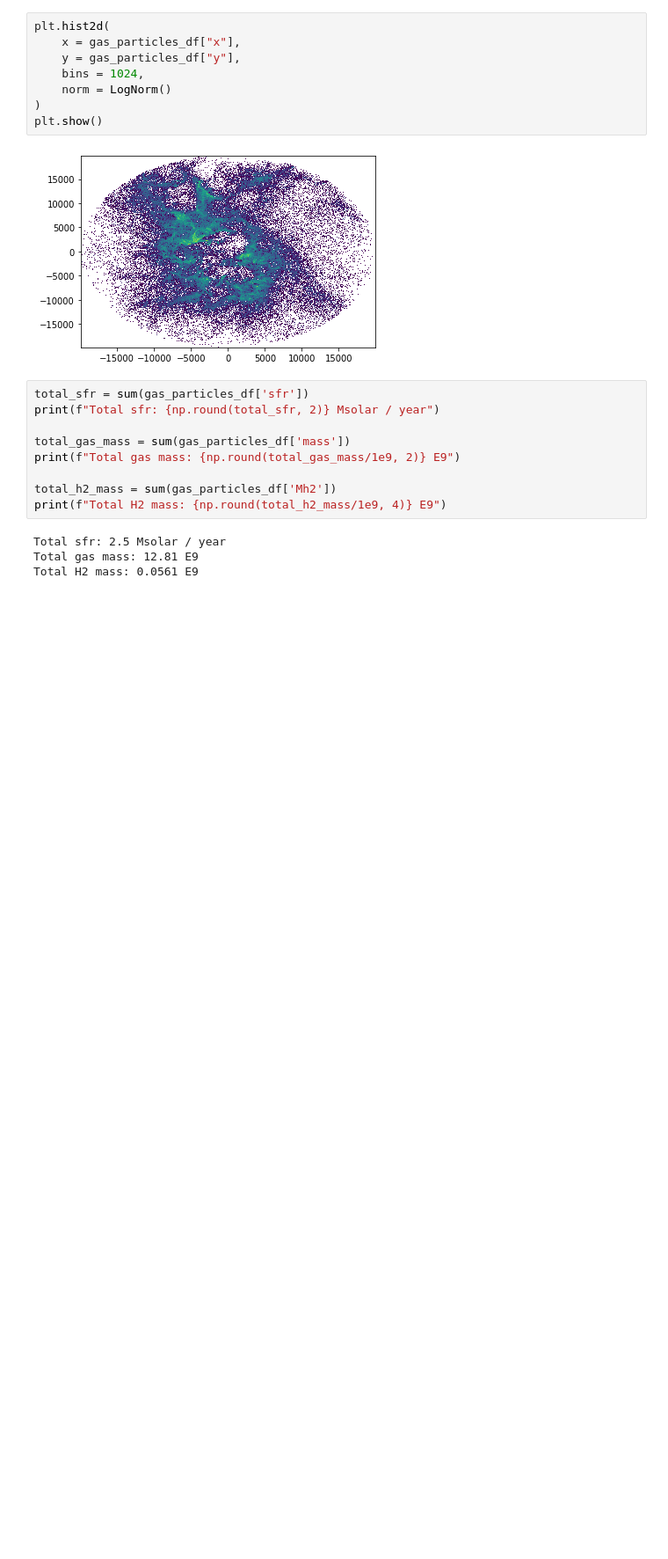
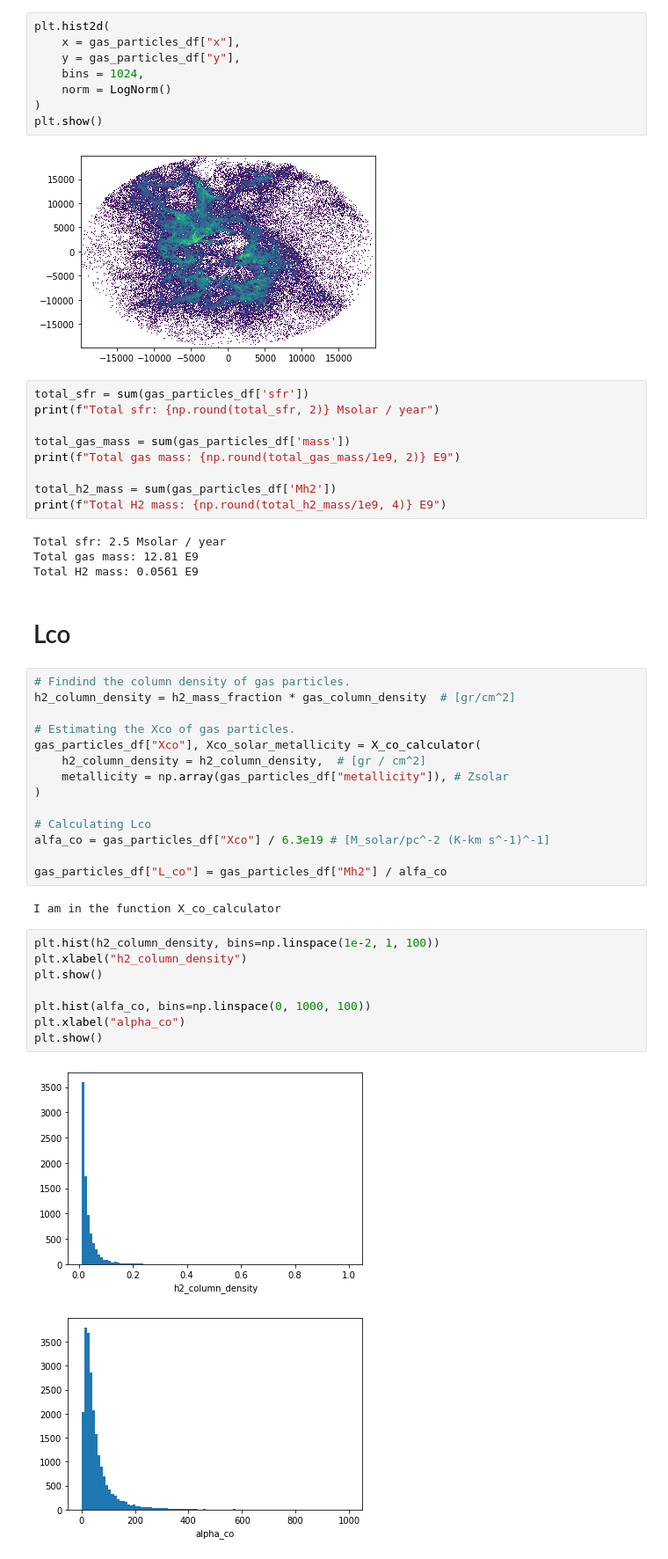
Before and after one commit to dtolgay/cita_semi_analytical_methods, a Jupyter notebook: understandingProblem.ipynb, the cells around one changed output. Shown: that part at 88% size. Drawn from its saved outputs; the diff is of its cells as text; blank space fills up the shorter version.

```diff
--- a/understandingProblem.ipynb
+++ b/understandingProblem.ipynb
@@ -241,3 +295,32 @@ print(f"Total H2 mass: {np.round(total_h2_mass/1e9, 4)} E9")
 Total sfr: 2.5 Msolar / year
 Total gas mass: 12.81 E9
 Total H2 mass: 0.0561 E9
+# %% [markdown]
+# Lco
+# %%
+# Findind the column density of gas particles.
+h2_column_density = h2_mass_fraction * gas_column_density  # [gr/cm^2]
+
+# Estimating the Xco of gas particles.
+gas_particles_df["Xco"], Xco_solar_metallicity = X_co_calculator(
+    h2_column_density = h2_column_density,  # [gr / cm^2]
+    metallicity = np.array(gas_particles_df["metallicity"]), # Zsolar
+)
+
+# Calculating Lco
+alfa_co = gas_particles_df["Xco"] / 6.3e19 # [M_solar/pc^-2 (K-km s^-1)^-1]
+
+gas_particles_df["L_co"] = gas_particles_df["Mh2"] / alfa_co
+# %% [output]
+I am in the function X_co_calculator
+# %%
+plt.hist(h2_column_density, bins=np.linspace(1e-2, 1, 100))
+plt.xlabel("h2_column_density")
+plt.show()
+
+plt.hist(alfa_co, bins=np.linspace(0, 1000, 100))
+plt.xlabel("alpha_co")
+plt.show()
+# %% [output]
+[figure, added]
+[figure, added]
```
Also changed, not shown: parts of 7 cells of this notebook, 2 other files.
